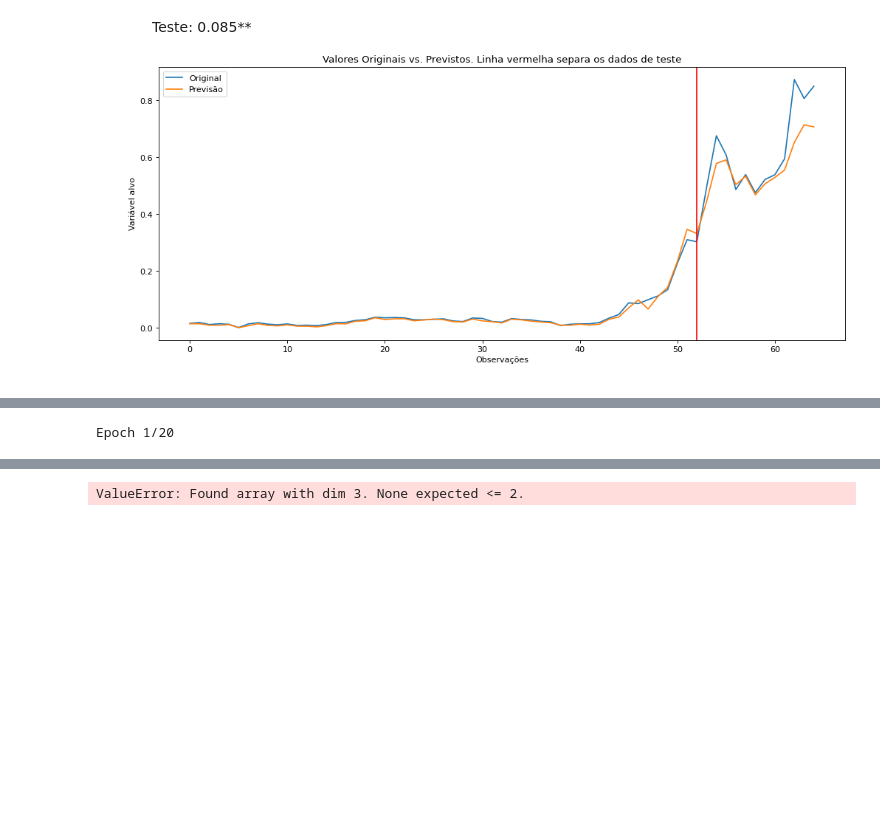
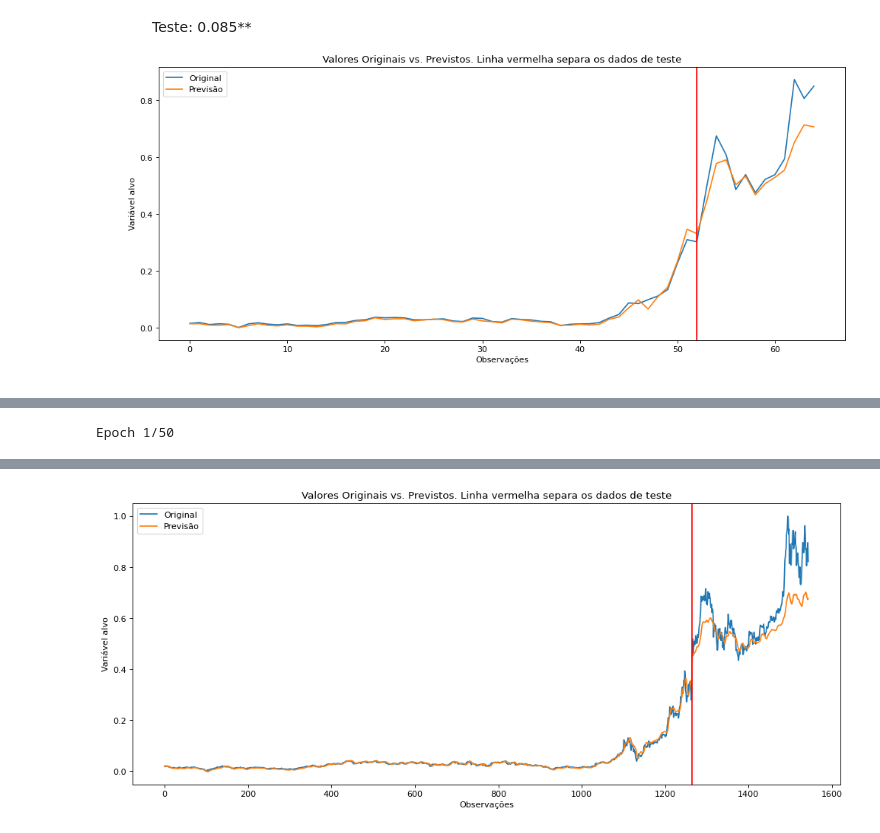
Before and after one commit to patriani/RNN_LSTM_Tesla_stock, a Jupyter notebook: ELT575_Semana3_ES119663.ipynb, the cells around one changed output, grey strips where cells are left out. Cells and saved outputs as stored; diff of their text form; code cells hidden in the pictures; blank space fills up the shorter version.

```diff
--- a/ELT575_Semana3_ES119663.ipynb
+++ b/ELT575_Semana3_ES119663.ipynb
@@ -291,17 +293,15 @@ def create_RNN(hidden_units, dense_units, input_shape, activation):
     return model
 
 model_04 = create_RNN(hidden_units=50, dense_units=1, input_shape=(time_steps,1),activation=['tanh', 'tanh'])
-history = model_04.fit(trainX_04, trainY_04, validation_data=(testX_04, testY_04), epochs=20, batch_size=32, verbose=2)
-
+history = model_04.fit(trainX_04, trainY_04, validation_data=(testX_04, testY_04), epochs=50, batch_size=32, verbose=2)
 
 # make predictions
-train_predicted_04 = model_04.predict(trainX_04)
+train_predict_04 = model_04.predict(trainX_04)
 test_predict_04 = model_04.predict(testX_04)
-
 # Mean square error
-print_error(trainX_04, testX_04, train_predicted_04, test_predict_04)
+print_error(trainY_04, testY_04, train_predict_04, test_predict_04)
 
 # Plot the result
-plot_result(trainX_04, testX_04, train_predicted_04, test_predict_04)
+plot_result(trainY_04, testY_04, train_predict_04, test_predict_04)
 # %% [output]
-Epoch 1/20
+Epoch 1/50
@@ -325 +325 @@ Epoch 20/20
-ValueError: Found array with dim 3. None expected <= 2.
+[figure, added]
```
Also changed, not shown: parts of 9 cells of this notebook.
